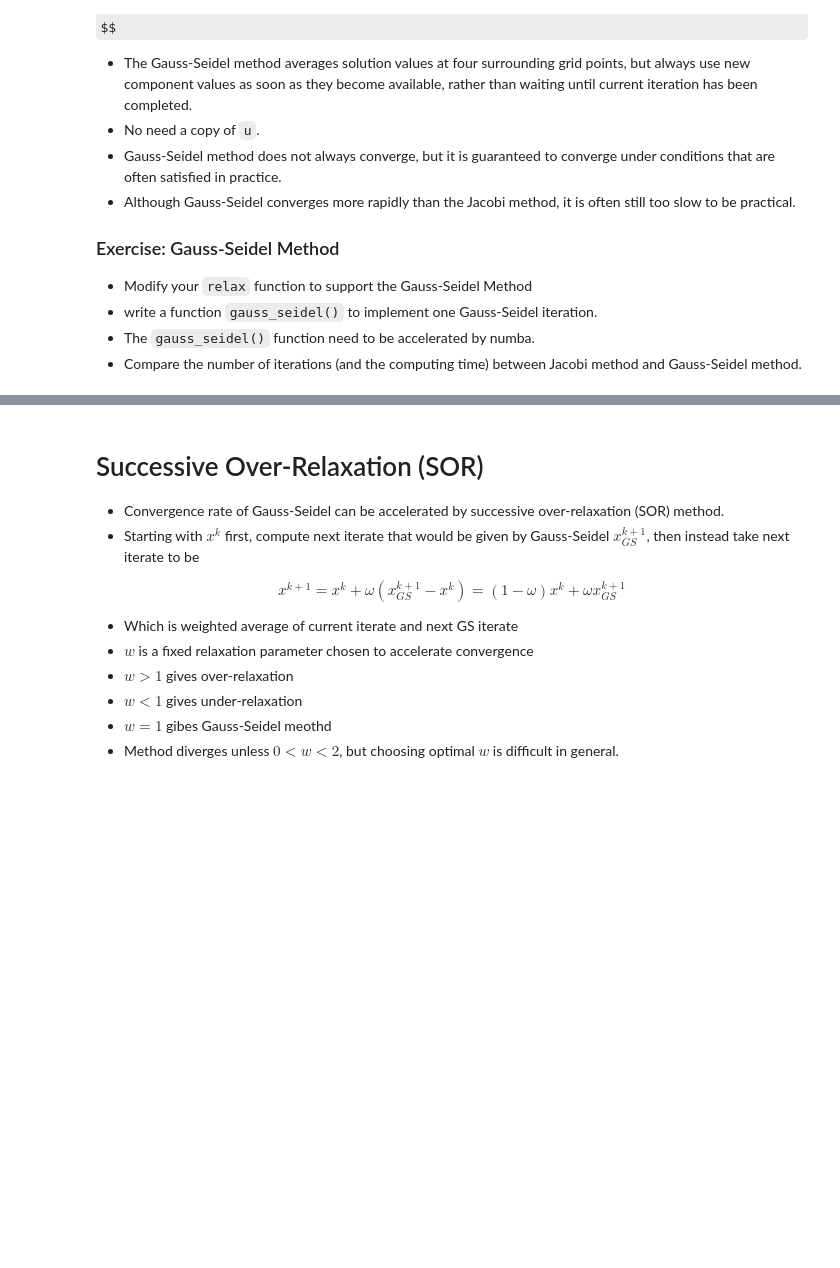
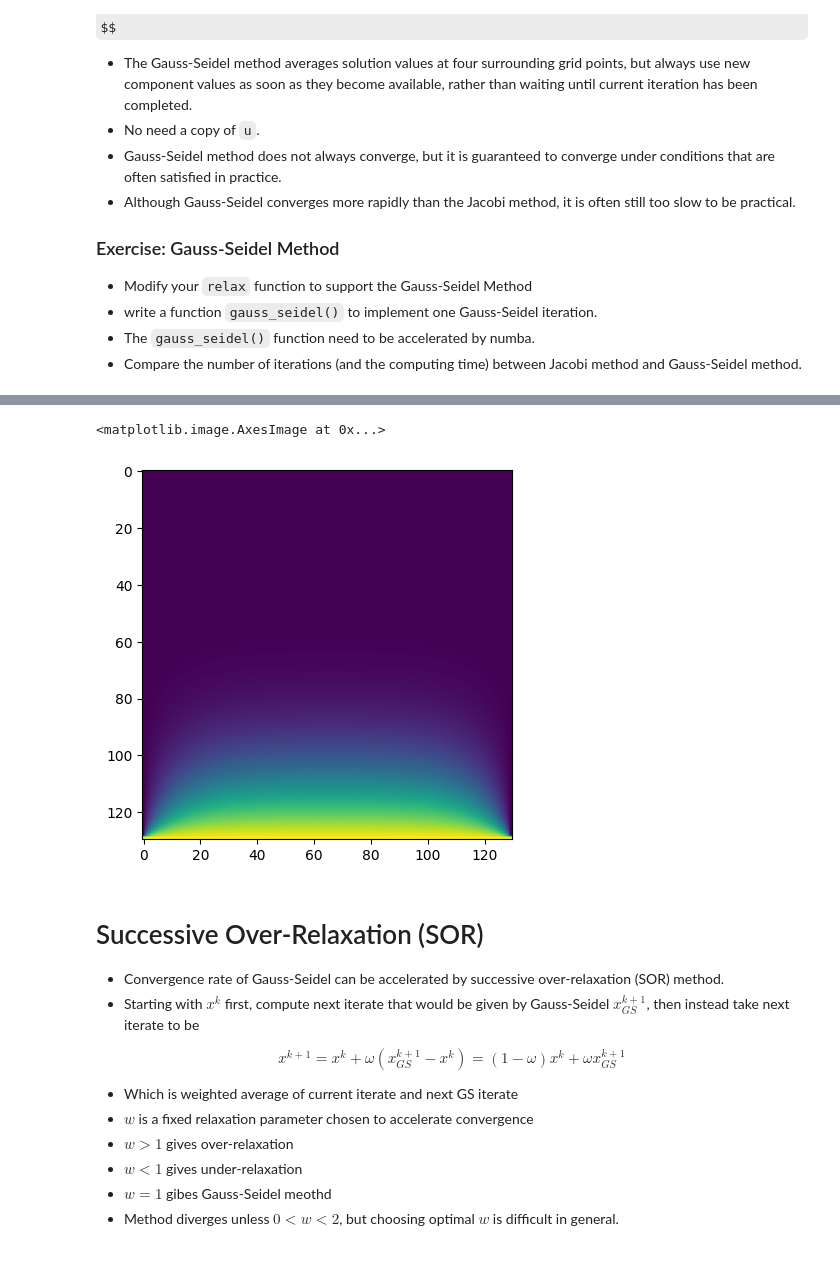
Before and after one commit to patty447/computationalPhysics-112, a Jupyter notebook: project3/project3_demo5.ipynb, the cells around one changed output, grey strips where cells are left out. Cells and saved outputs as stored; diff of their text form; code cells hidden in the pictures; some formulas as TeX source; blank space fills up the shorter version.

```diff
--- a/project3/project3_demo5.ipynb
+++ b/project3/project3_demo5.ipynb
@@ -200,3 +293,9 @@ $$
+# %%
+u,error=relax_gauss_seidel(N=128)
+plt.imshow(u)
+# %% [output]
+<matplotlib.image.AxesImage at 0x...>
+[figure, added]
 # %% [markdown]
 # Successive Over-Relaxation (SOR)
 
```
Also changed, not shown: parts of 8 cells of this notebook, 1 other file.
